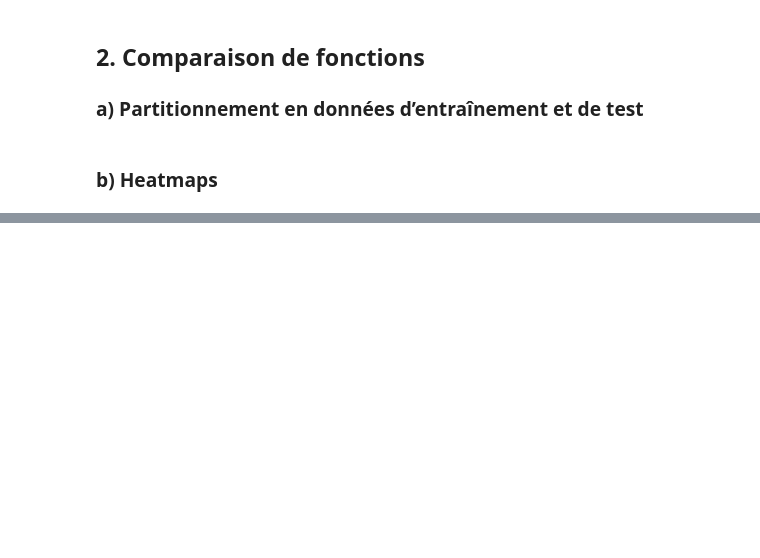
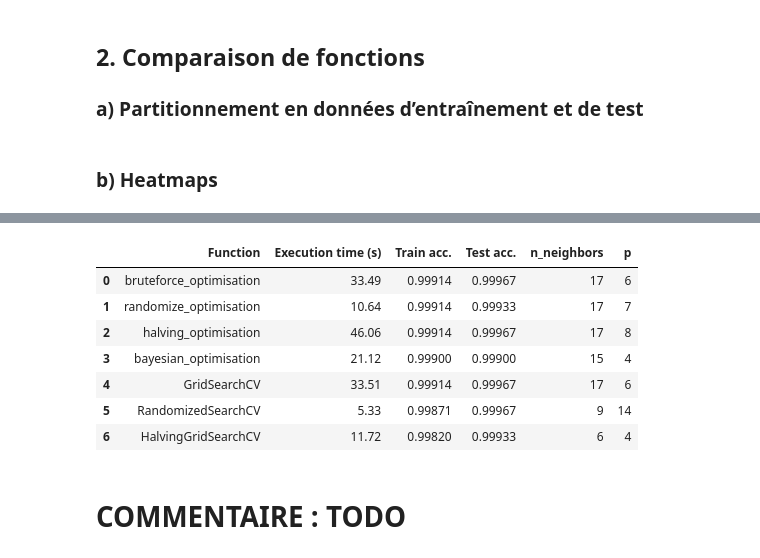
Before and after one commit to T-amairi/IFT870, a Jupyter notebook: TP3/tp3.ipynb, the cells around one changed output, grey strips where cells are left out. Cells and saved outputs as stored; diff of their text form; code cells hidden in the pictures; blank space fills up the shorter version.

```diff
--- a/TP3/tp3.ipynb
+++ b/TP3/tp3.ipynb
@@ -313,0 +368,46 @@ heatMapTest.set(xlabel='p', ylabel='n_neighbors');
+# %%
+# to stock the results
+perf = list()
+
+# bruteforce_optimisation
+res = benchmark(class_model, XTrain, yTrain, XTest, yTest, bruteforce_optimisation, {'grille_param' : grille_param})
+perf.append(['bruteforce_optimisation'] + res)
+
+# randomize_optimisation
+res = benchmark(class_model, XTrain, yTrain, XTest, yTest, randomize_optimisation, {'grille_param' : grille_param, 'sample_percent' : sample_percent})
+perf.append(['randomize_optimisation'] + res)
+
+# halving_optimisation
+res = benchmark(class_model, XTrain, yTrain, XTest, yTest, halving_optimisation, {'grille_param' : grille_param, 'n_splitting' : n_splitting})
+perf.append(['halving_optimisation'] + res)
+
+# bayesian_optimisation
+res = benchmark(class_model, XTrain, yTrain, XTest, yTest, bayesian_optimisation, {'grille_param' : grille_param, 's_size' : s_size, 'n_iter' : n_iter})
+perf.append(['bayesian_optimisation'] + res)
+
+# GridSearchCV
+res = benchmarkSklearn(class_model, XTrain, yTrain, XTest, yTest, GridSearchCV, {'param_grid' : grille_param, 'scoring' : 'accuracy'})
+perf.append(['GridSearchCV'] + res)
+
+# RandomizedSearchCV
+res = benchmarkSklearn(class_model, XTrain, yTrain, XTest, yTest, RandomizedSearchCV, {'param_distributions' : grille_param, 'scoring' : 'accuracy', 'n_iter' : 30, 'random_state' : 0})
+perf.append(['RandomizedSearchCV'] + res)
+
+# HalvingGridSearchCV
+res = benchmarkSklearn(class_model, XTrain, yTrain, XTest, yTest, HalvingGridSearchCV, {'param_grid' : grille_param, 'scoring' : 'accuracy', 'factor' : 5, 'random_state' : 0})
+perf.append(['HalvingGridSearchCV'] + res)
+# %%
+# display as data frame
+dfPerf = pd.DataFrame(perf, columns=['Function', 'Execution time (s)', 'Train acc.', 'Test acc.'] + list(grille_param.keys()))
+dfPerf
+# %% [output]
+|  | Function | Execution time (s) | Train acc. | Test acc. | n_neighbors | p |
+| 0 | bruteforce_optimisation | 33.49 | 0.99914 | 0.99967 | 17 | 6 |
+| 1 | randomize_optimisation | 10.64 | 0.99914 | 0.99933 | 17 | 7 |
+| 2 | halving_optimisation | 46.06 | 0.99914 | 0.99967 | 17 | 8 |
+| 3 | bayesian_optimisation | 21.12 | 0.99900 | 0.99900 | 15 | 4 |
+| 4 | GridSearchCV | 33.51 | 0.99914 | 0.99967 | 17 | 6 |
+| 5 | RandomizedSearchCV | 5.33 | 0.99871 | 0.99967 | 9 | 14 |
+| 6 | HalvingGridSearchCV | 11.72 | 0.99820 | 0.99933 | 6 | 4 |
+# %% [markdown]
+# COMMENTAIRE : TODO
```
Also changed, not shown: parts of 15 cells of this notebook.
